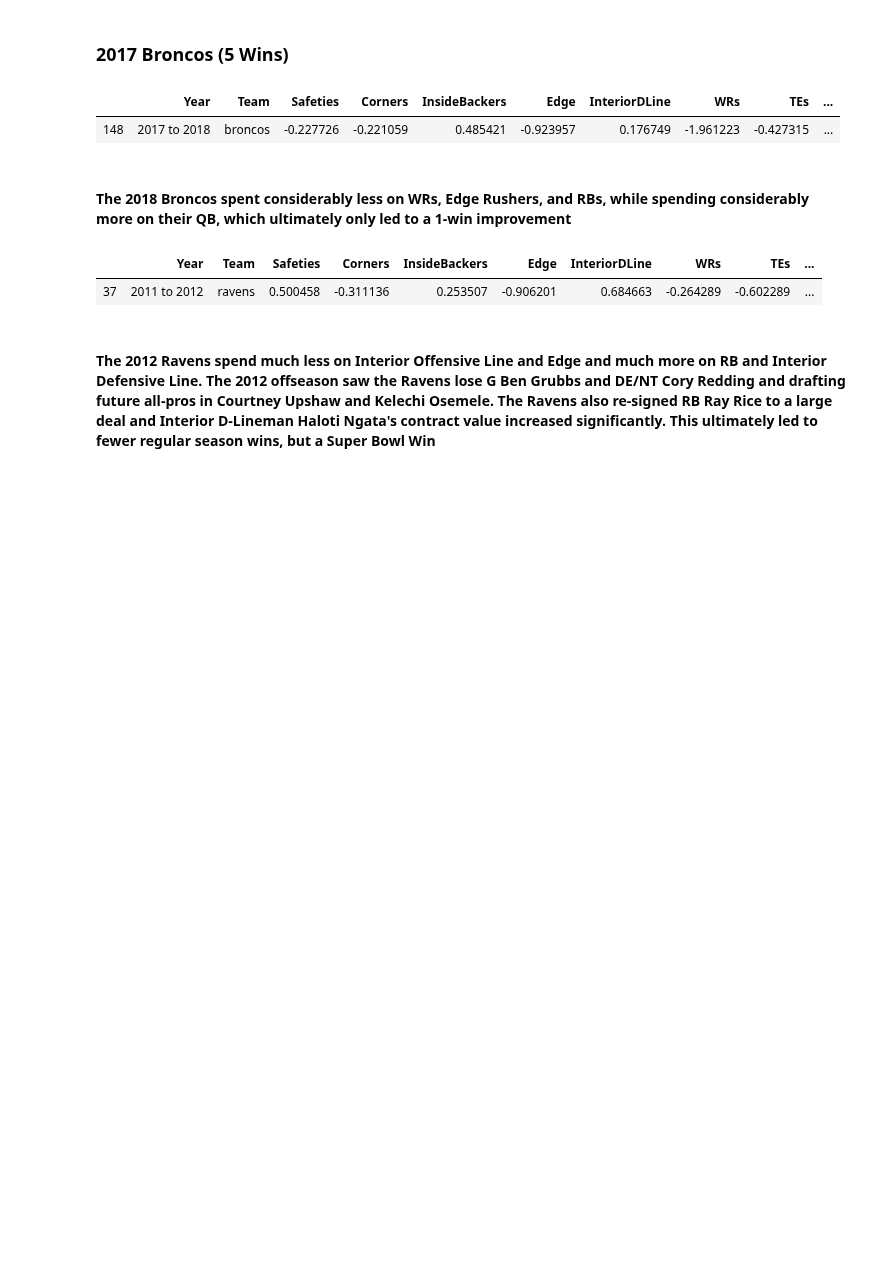
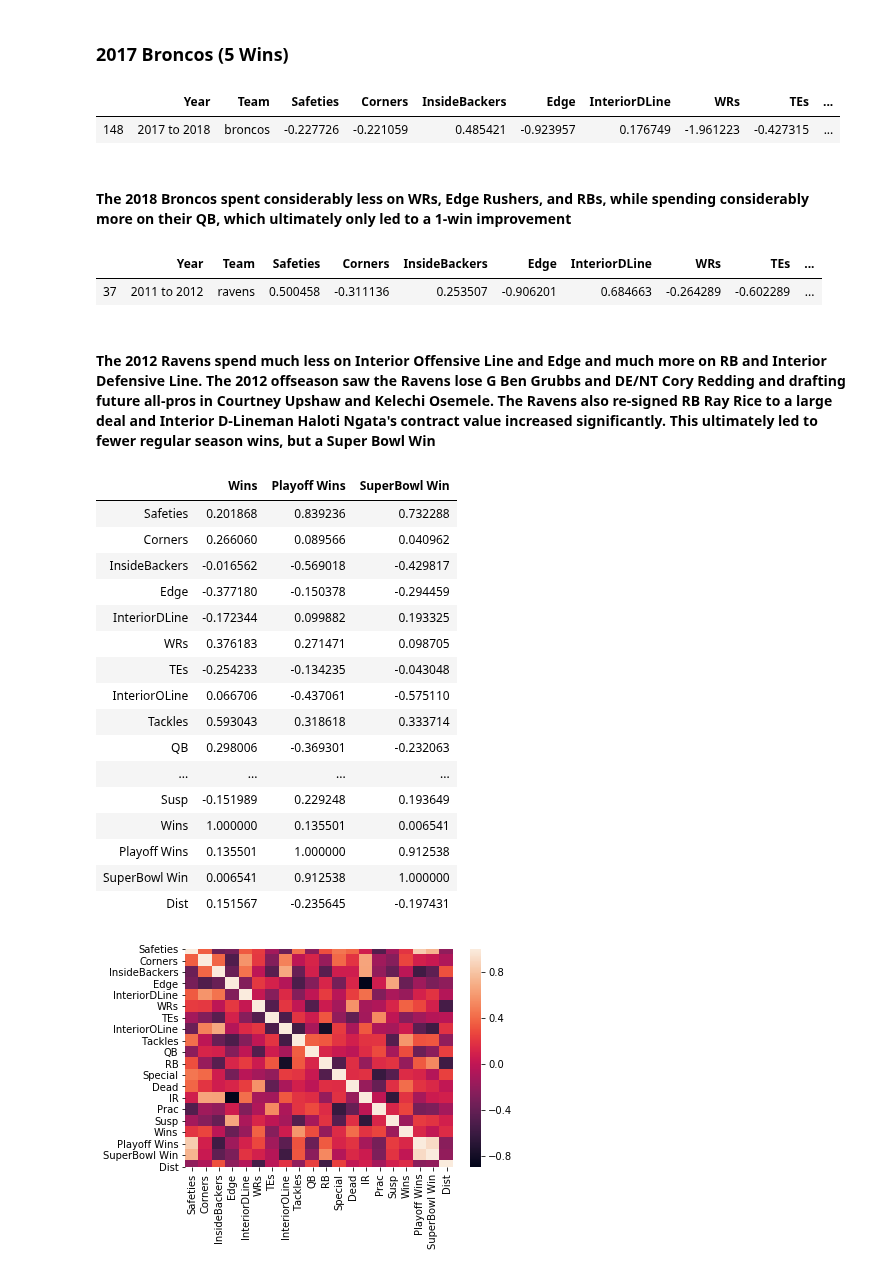
Before and after one commit to MattZlotnik/PreviousProjects, a Jupyter notebook: AllProjects/NFL Salary Cap Clustering Analysis/Individual Cases.ipynb, the cells around one changed output. Drawn from its saved outputs; the diff is of its cells as text; code cells hidden in the pictures; blank space fills up the shorter version.

```diff
--- a/AllProjects/NFL Salary Cap Clustering Analysis/Individual Cases.ipynb
+++ b/AllProjects/NFL Salary Cap Clustering Analysis/Individual Cases.ipynb
@@ -116,3 +121,45 @@ Result2
 | 37 | 2011 to 2012 | ravens | 0.500458 | -0.311136 | 0.253507 | -0.906201 | 0.684663 | -0.264289 | -0.602289 | ... |
 # %% [markdown]
 #### The 2012 Ravens spend much less on Interior Offensive Line and Edge and much more on RB and Interior Defensive Line. The 2012 offseason saw the Ravens lose G Ben Grubbs and DE/NT Cory Redding and drafting future all-pros in Courtney Upshaw and Kelechi Osemele. The Ravens also re-signed RB Ray Rice to a large deal and Interior D-Lineman Haloti Ngata's contract value increased significantly. This ultimately led to fewer regular season wins, but a Super Bowl Win
+# %%
+ChangeFrame = pd.DataFrame()
+for j in range(0,11):
+    TopTeams = Df.sort_values(by = "Dist")[j:j+1]
+
+    NextYear = Df[(Df['Team'] == TopTeams.iloc[0,1])&(Df['Year'] == TopTeams.iloc[0,0]+1)]
+
+    Result2 = NextYear.copy()
+
+    for i in range(0,len(Groups2)):
+        Position = Groups2[i]
+        NewVal = NextYear[Position].values - TopTeams[Position].values
+        Result2.iloc[0,i+2] = NewVal
+
+    Result2.iloc[0,0] = str(TopTeams['Year'].values[0]) + " to " +  str(NextYear['Year'].values[0])
+    ChangeFrame = ChangeFrame.append(Result2)
+
+
+X = ChangeFrame.copy()
+
+cor = X.corr()
+sns.heatmap(cor, xticklabels=cor.columns,yticklabels=cor.columns)
+cor[['Wins','Playoff Wins','SuperBowl Win']]
+# %% [output]
+|  | Wins | Playoff Wins | SuperBowl Win |
+| Safeties | 0.201868 | 0.839236 | 0.732288 |
+| Corners | 0.266060 | 0.089566 | 0.040962 |
+| InsideBackers | -0.016562 | -0.569018 | -0.429817 |
+| Edge | -0.377180 | -0.150378 | -0.294459 |
+| InteriorDLine | -0.172344 | 0.099882 | 0.193325 |
+| WRs | 0.376183 | 0.271471 | 0.098705 |
+| TEs | -0.254233 | -0.134235 | -0.043048 |
+| InteriorOLine | 0.066706 | -0.437061 | -0.575110 |
+| Tackles | 0.593043 | 0.318618 | 0.333714 |
+| QB | 0.298006 | -0.369301 | -0.232063 |
+| ... | ... | ... | ... |
+| Susp | -0.151989 | 0.229248 | 0.193649 |
+| Wins | 1.000000 | 0.135501 | 0.006541 |
+| Playoff Wins | 0.135501 | 1.000000 | 0.912538 |
+| SuperBowl Win | 0.006541 | 0.912538 | 1.000000 |
+| Dist | 0.151567 | -0.235645 | -0.197431 |
+[figure, added]
```
Also changed, not shown: parts of 8 cells of this notebook.
